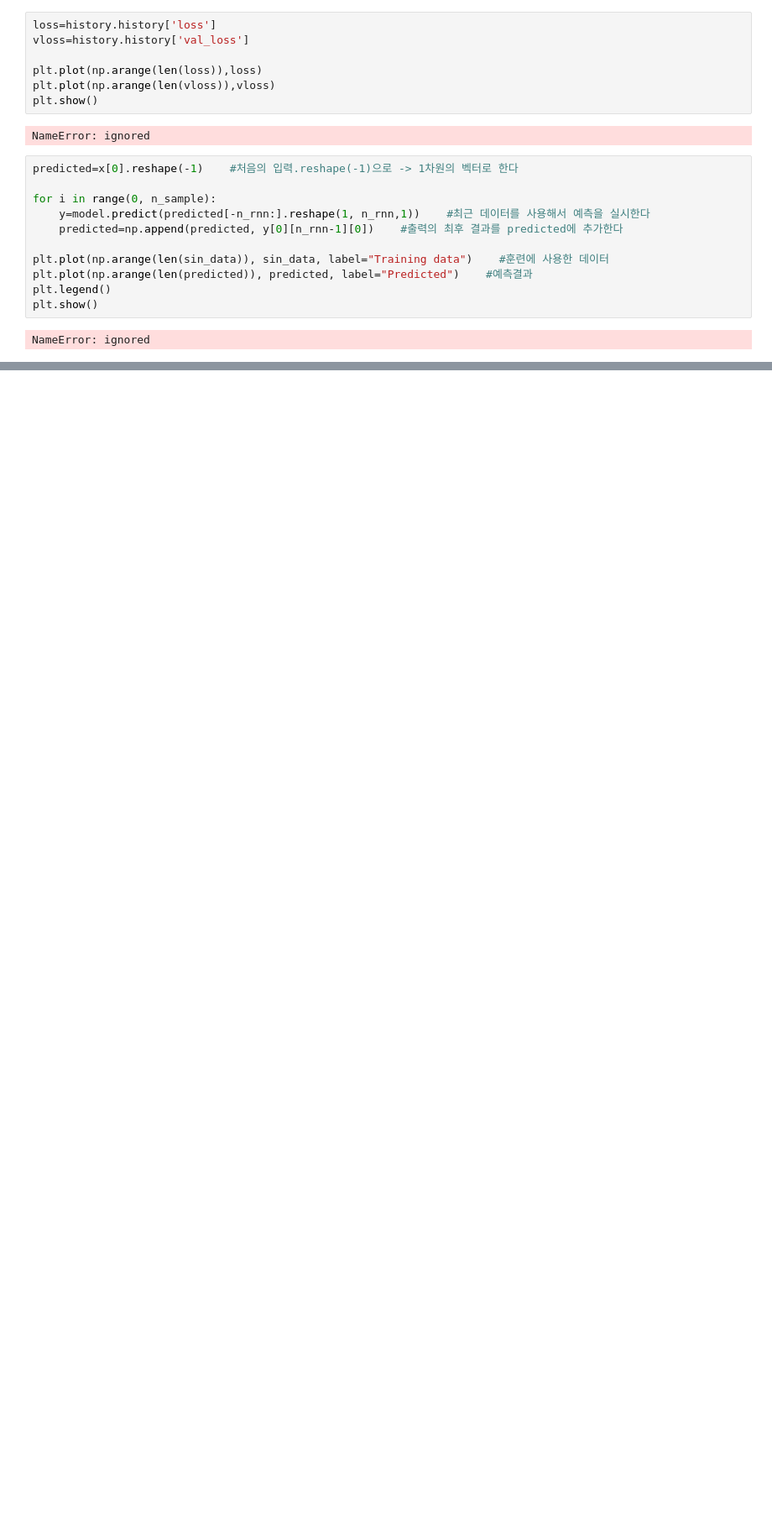
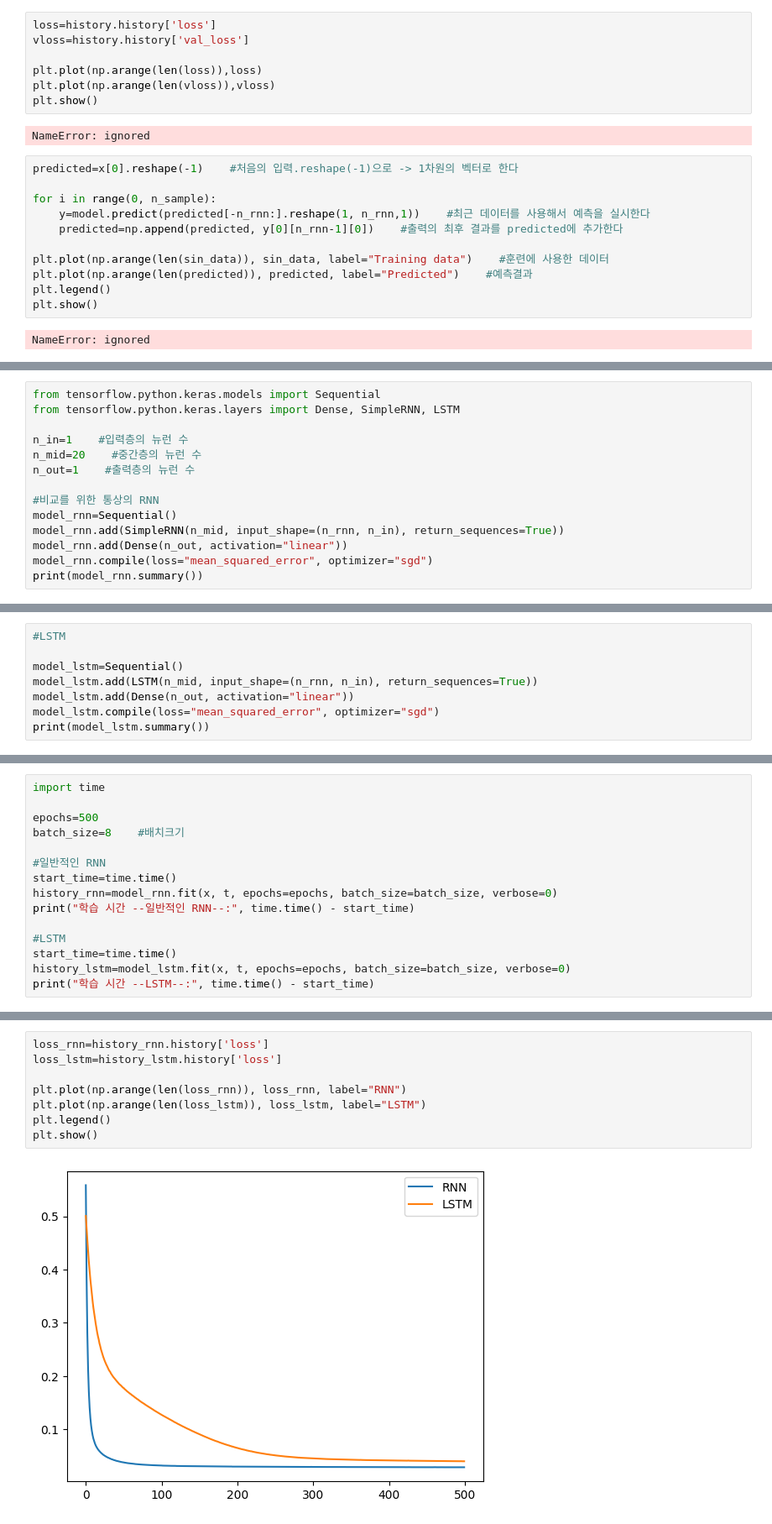
Before and after one commit to kinghyeounwoo/colab1, a Jupyter notebook: Untitled2.ipynb, the cells around one changed output, grey strips where cells are left out. Shown at 84% size. Cells and saved outputs as stored; diff of their text form; blank space fills up the shorter version.

```diff
--- a/Untitled2.ipynb
+++ b/Untitled2.ipynb
@@ -102,0 +129,14 @@ NameError: ignored
+# %%
+from tensorflow.python.keras.models import Sequential
+from tensorflow.python.keras.layers import Dense, SimpleRNN, LSTM
+
+n_in=1    #입력층의 뉴런 수
+n_mid=20    #중간층의 뉴런 수
+n_out=1    #출력층의 뉴런 수
+
+#비교를 위한 통상의 RNN
+model_rnn=Sequential()
+model_rnn.add(SimpleRNN(n_mid, input_shape=(n_rnn, n_in), return_sequences=True))
+model_rnn.add(Dense(n_out, activation="linear"))
+model_rnn.compile(loss="mean_squared_error", optimizer="sgd")
+print(model_rnn.summary())
@@ -102,0 +157,8 @@ NameError: ignored
+# %%
+#LSTM
+
+model_lstm=Sequential()
+model_lstm.add(LSTM(n_mid, input_shape=(n_rnn, n_in), return_sequences=True))
+model_lstm.add(Dense(n_out, activation="linear"))
+model_lstm.compile(loss="mean_squared_error", optimizer="sgd")
+print(model_lstm.summary())
@@ -102,0 +179,15 @@ NameError: ignored
+# %%
+import time
+
+epochs=500
+batch_size=8    #배치크기
+
+#일반적인 RNN
+start_time=time.time()
+history_rnn=model_rnn.fit(x, t, epochs=epochs, batch_size=batch_size, verbose=0)
+print("학습 시간 --일반적인 RNN--:", time.time() - start_time)
+
+#LSTM
+start_time=time.time()
+history_lstm=model_lstm.fit(x, t, epochs=epochs, batch_size=batch_size, verbose=0)
+print("학습 시간 --LSTM--:", time.time() - start_time)
@@ -102,0 +197,10 @@ NameError: ignored
+# %%
+loss_rnn=history_rnn.history['loss']
+loss_lstm=history_lstm.history['loss']
+
+plt.plot(np.arange(len(loss_rnn)), loss_rnn, label="RNN")
+plt.plot(np.arange(len(loss_lstm)), loss_lstm, label="LSTM")
+plt.legend()
+plt.show()
+# %% [output]
+[figure, added]
```
Also changed, not shown: parts of 5 cells of this notebook.
